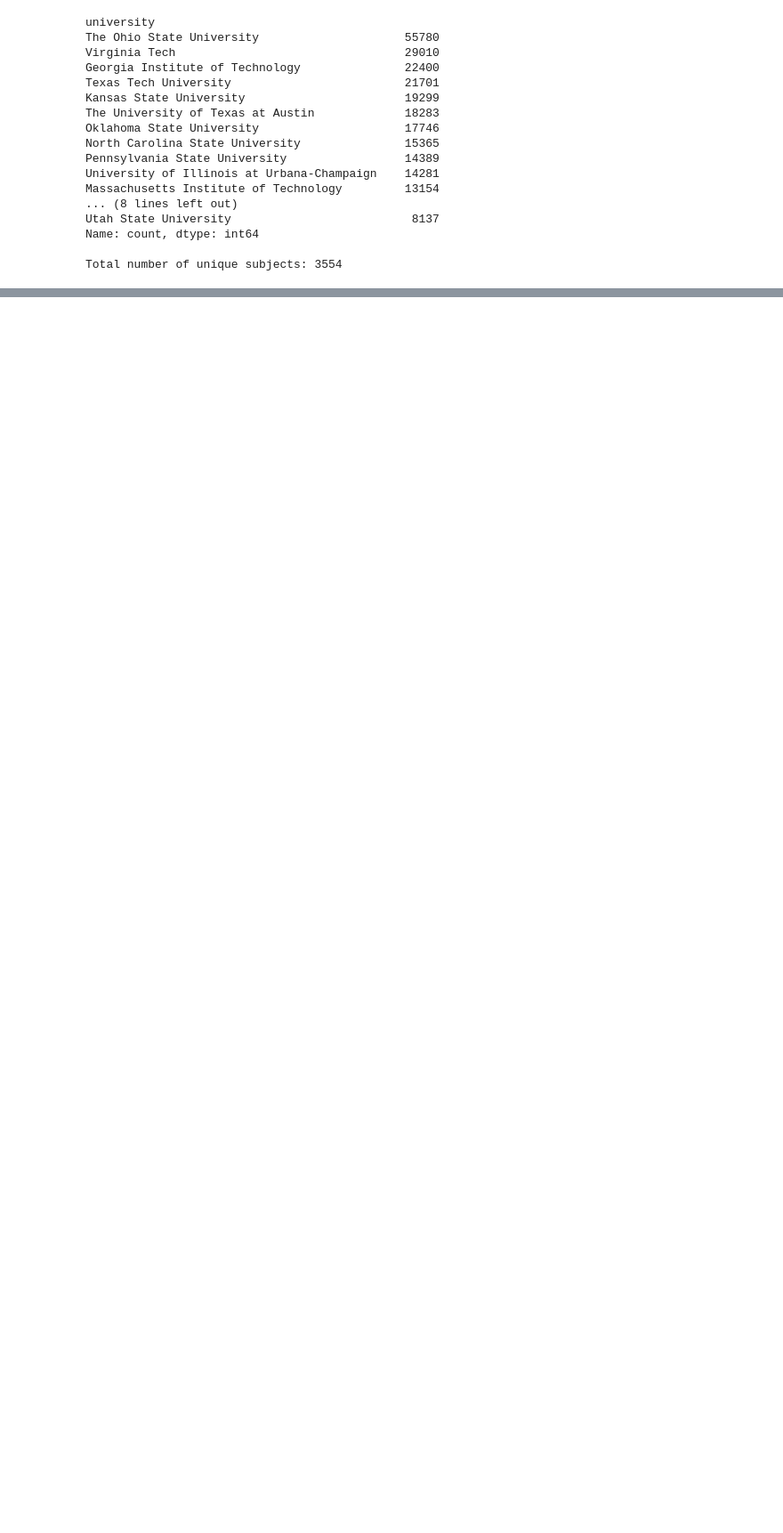
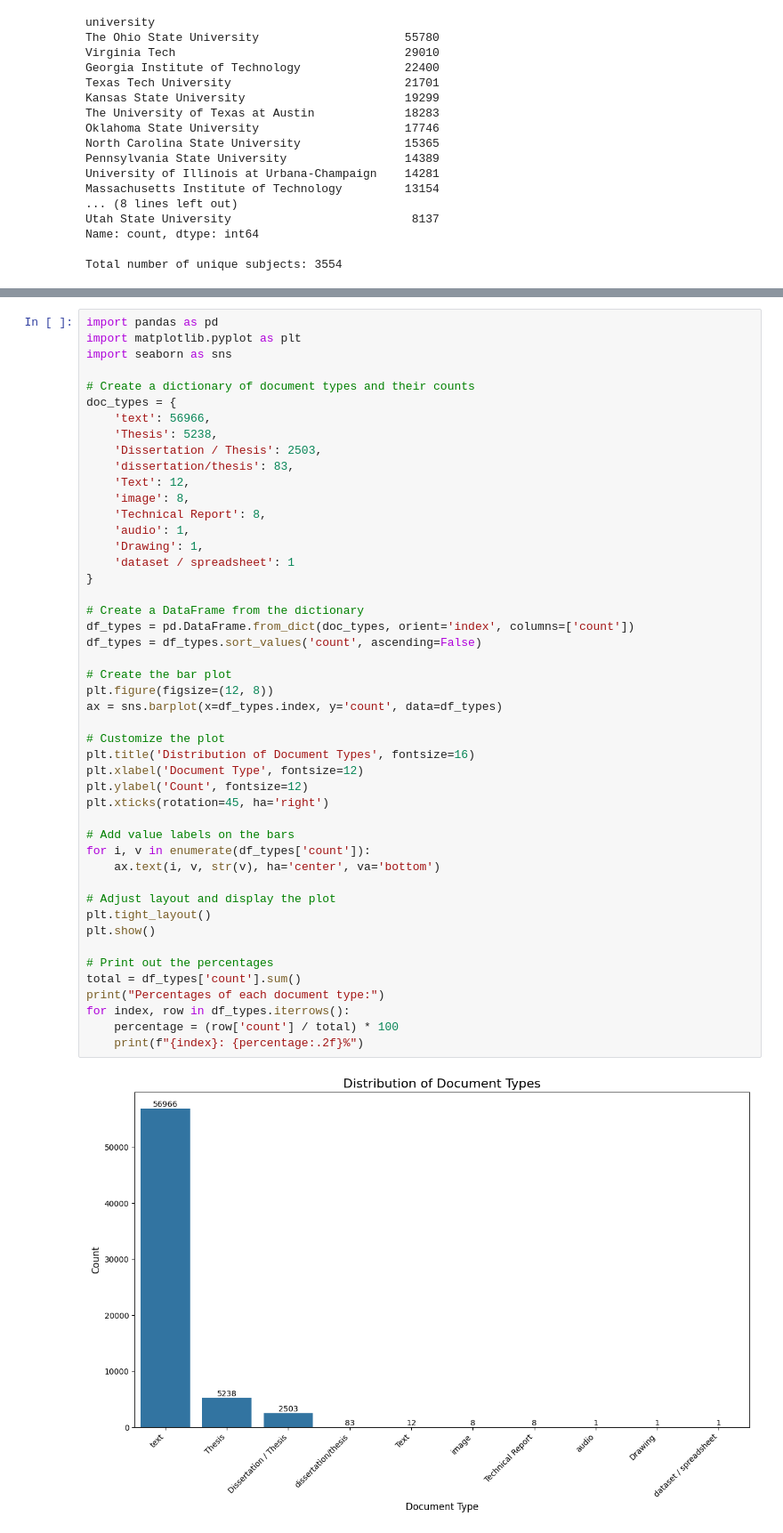
Before and after one commit to tongwu22/ETD, a Jupyter notebook: UIUC_analysis.ipynb, the cells around one changed output, grey strips where cells are left out. Shown at 89% size. Saved outputs shown, nothing was run; the diff lists cells and outputs as text; blank space fills up the shorter version.

```diff
--- a/UIUC_analysis.ipynb
+++ b/UIUC_analysis.ipynb
@@ -1060,0 +222,49 @@ Most common words in titles:
+# %%
+import pandas as pd
+import matplotlib.pyplot as plt
+import seaborn as sns
+
+# Create a dictionary of document types and their counts
+doc_types = {
+    'text': 56966,
+    'Thesis': 5238,
+    'Dissertation / Thesis': 2503,
+    'dissertation/thesis': 83,
+    'Text': 12,
+    'image': 8,
+    'Technical Report': 8,
+    'audio': 1,
+    'Drawing': 1,
+    'dataset / spreadsheet': 1
+}
+
+# Create a DataFrame from the dictionary
+df_types = pd.DataFrame.from_dict(doc_types, orient='index', columns=['count'])
+df_types = df_types.sort_values('count', ascending=False)
+
+# Create the bar plot
+plt.figure(figsize=(12, 8))
+ax = sns.barplot(x=df_types.index, y='count', data=df_types)
+
+# Customize the plot
+plt.title('Distribution of Document Types', fontsize=16)
+plt.xlabel('Document Type', fontsize=12)
+plt.ylabel('Count', fontsize=12)
+plt.xticks(rotation=45, ha='right')
+
+# Add value labels on the bars
+for i, v in enumerate(df_types['count']):
+    ax.text(i, v, str(v), ha='center', va='bottom')
+
+# Adjust layout and display the plot
+plt.tight_layout()
+plt.show()
+
+# Print out the percentages
+total = df_types['count'].sum()
+print("Percentages of each document type:")
+for index, row in df_types.iterrows():
+    percentage = (row['count'] / total) * 100
+    print(f"{index}: {percentage:.2f}%")
+# %% [output]
+[figure, added]
```
Also changed, not shown: parts of 24 cells of this notebook.
